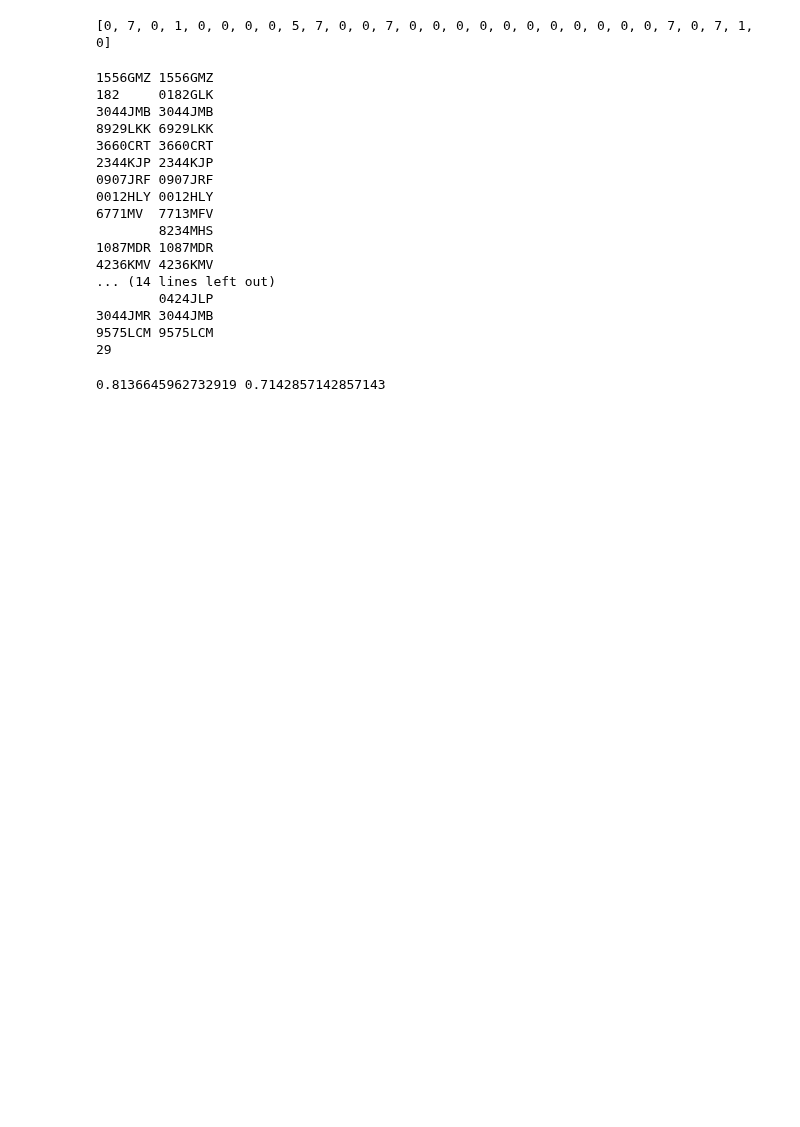
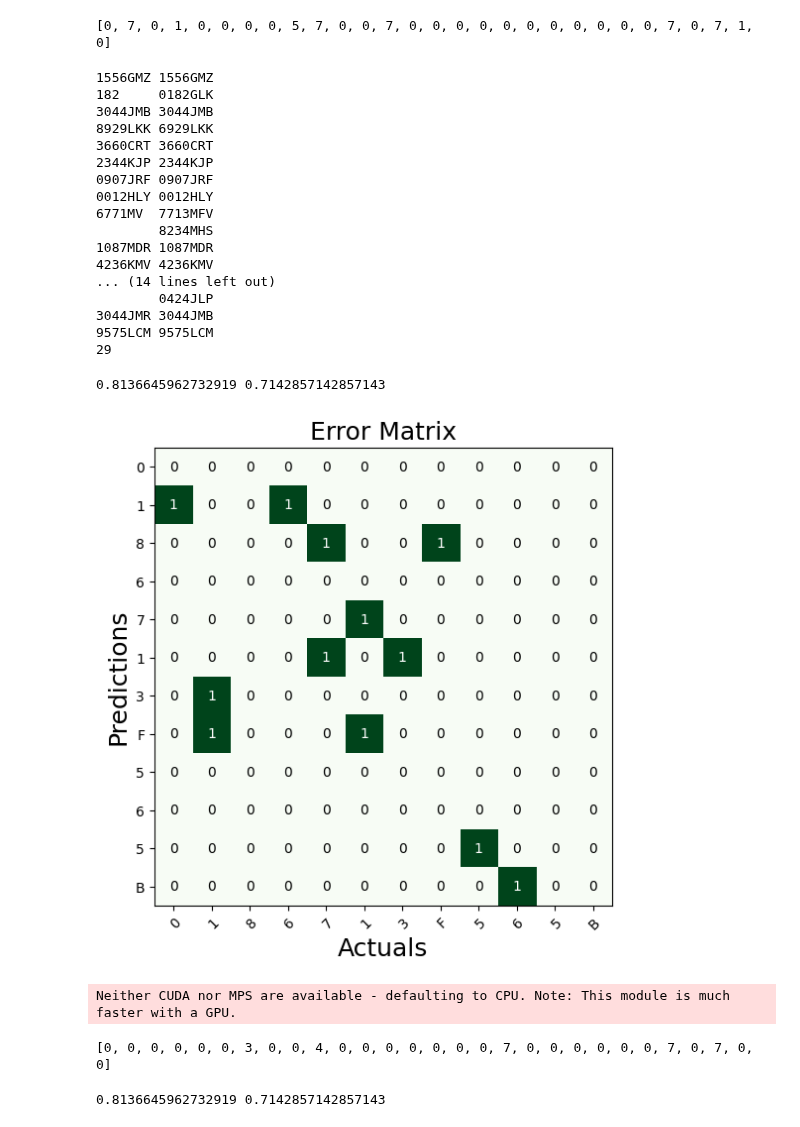
Before and after one commit to danielpaulisch/psiv2_matricules, a Jupyter notebook: codi_final.ipynb, the cells around one changed output. Drawn from its saved outputs; the diff is of its cells as text; code cells hidden in the pictures; blank space fills up the shorter version.

```diff
--- a/codi_final.ipynb
+++ b/codi_final.ipynb
@@ -375,9 +367,11 @@ print(ll_errores)
 # %%
 key = list(dic_y.keys())
 key.sort()
-
+target=[]
+#comparem els errors
 for k, result in zip(key, ll_resultat):
     print(result, dic_y[k])
+    target.append(dic_y[k])
 print(len(ll_resultat))
 # %% [output]
 1556GMZ 1556GMZ
@@ -404,2 +399,18 @@ print(error_train,error_test)
 # %% [output]
 0.8136645962732919 0.7142857142857143
+# %%
+key = list(dic_y.keys())
+key.sort()
+original=[]
+predit=[]
+
+#busquem les confucions de caractes
+for k, result in zip(key, ll_resultat):
+
+    errores = 0
+    for lletra_res, lletra_real in zip(result, dic_y[k]):
+        if lletra_res != lletra_real:
+            if lletra_res!=' ':
+                if lletra_real!=' ':
+                    predit.append(lletra_res)
+                    original.append(lletra_real)
@@ -405,0 +419,50 @@ print(error_train,error_test)
+# %%
+confusion_matrix = metrics.confusion_matrix(predit, original)
+# %%
+from mlxtend.plotting import plot_confusion_matrix
+ #imprimim matriu de confusio
+fig, ax = plot_confusion_matrix(conf_mat=confusion_matrix, figsize=(6, 6),
+                                 cmap=plt.cm.Greens,class_names=original)
+plt.xlabel('Actuals', fontsize=18)
+plt.ylabel('Predictions', fontsize=18)
+plt.title('Error Matrix', fontsize=18)
+plt.show()
+# %% [output]
+[figure, added]
+# %%
+#repetim tot pero amb easyocr
+import easyocr
+reader = easyocr.Reader(['en'])
+ll_text_easy=[]
+for imatge in ll_recortadas:
+    result = reader.readtext(imatge, detail = 0)
+    ll_text_easy.append(str(result))
+
+ll_resultat_easy = netejar_lectura(ll_text_easy)
+for i in  range(len(ll_resultat_easy)):
+   while len(ll_resultat_easy[i]) < 7:
+        ll_resultat_easy[i] +=' '
+
+key = list(dic_y.keys())
+key.sort()
+ll_errores_e = []
+
+for k, result in zip(key, ll_resultat_easy):
+
+    errores = 0
+    for lletra_res, lletra_real in zip(result, dic_y[k]):
+        if lletra_res != lletra_real:
+            errores += 1
+    ll_errores_e.append(errores)
+
+print(ll_errores_e)
+# %% [output]
+Neither CUDA nor MPS are available - defaulting to CPU. Note: This module is much faster with a GPU.
+[0, 0, 0, 0, 0, 0, 3, 0, 0, 4, 0, 0, 0, 0, 0, 0, 0, 7, 0, 0, 0, 0, 0, 0, 7, 0, 7, 0, 0]
+# %%
+acc_train_e= 1 - ((np.sum(ll_errores_e[:5]) + np.sum(ll_errores_e[11:])) / (len(ll_errores_e[:-6])*7))
+acc_test_e= 1 -  (np.sum(ll_errores_e[5:11]) /  (len(ll_errores_e[-6:])*7))
+#obtenim el accuracy de train i test
+print(acc_train_e,acc_test_e)
+# %% [output]
+0.8136645962732919 0.7142857142857143
```
Also changed, not shown: parts of 20 cells of this notebook.
